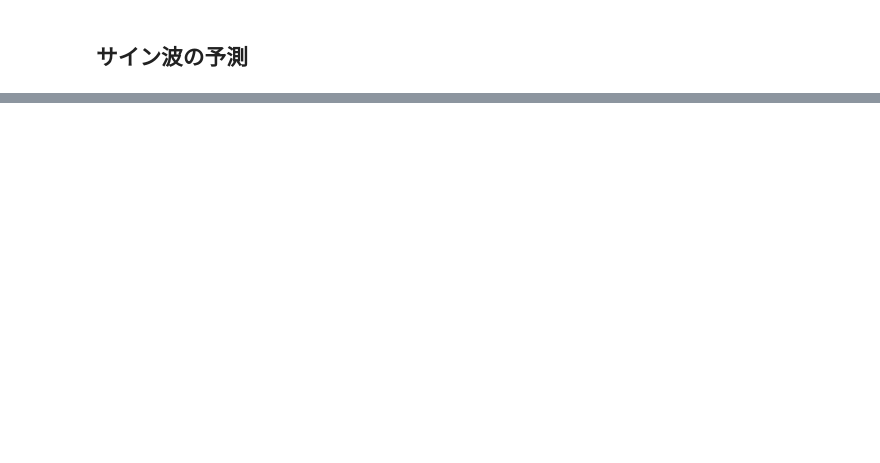
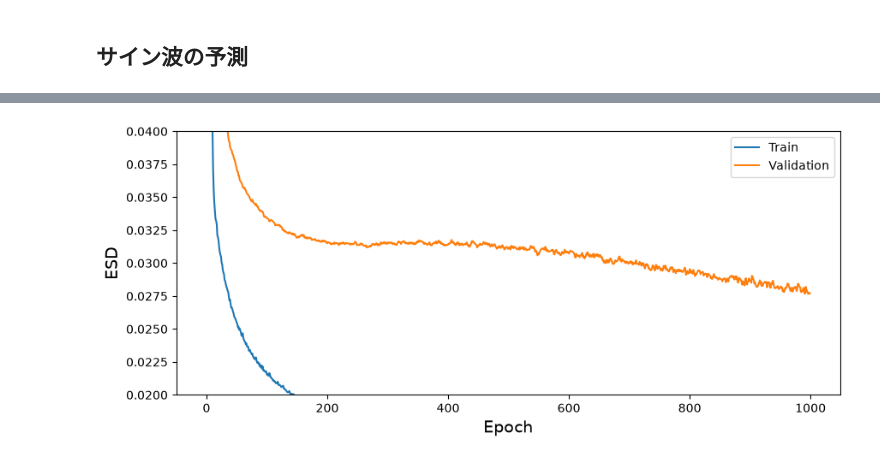
Before and after one commit to KOJIRO161/Documents-D, a Jupyter notebook: Friction/Friction/SPReAD/Gemini/Tutorial/Tutorial_SineCurve.ipynb, the cells around one changed output, grey strips where cells are left out. Saved outputs shown, nothing was run; the diff lists cells and outputs as text; code cells hidden in the pictures; blank space fills up the shorter version.

```diff
--- a/Friction/Friction/SPReAD/Gemini/Tutorial/Tutorial_SineCurve.ipynb
+++ b/Friction/Friction/SPReAD/Gemini/Tutorial/Tutorial_SineCurve.ipynb
@@ -172,12 +112,13 @@ criterion = nn.MSELoss() # 平均二乗誤差
 optimizer = optim.SGD(model.parameters(), lr=0.01) # 確率的勾配降下法
 # %%
 record_loss_train = []
-len_epoch = 201
+record_loss_val = []
+len_epoch = 1000
 
-for i in range(len_epoch):
+for i in tqdm(range(len_epoch)):
     model.train() # 訓練モード
     loss_train = 0
-    for j, (x, t) in enumerate(train_loader):
+    for j, (x, t) in enumerate(loader["train"]):
         loss = criterion(model(x), t.to(device))
         loss_train += loss.item()
         optimizer.zero_grad()
@@ -186,6 +127,11 @@ for i in range(len_epoch):
     loss_train /= j+1
     record_loss_train.append(loss_train)
 
-    if i%20 == 0:
-        print("Epoch: {}, Loss_Train: {}".format(i, loss_train))
-        predict = list(dataset.values)
+    model.eval()
+    loss_val = 0
+    with torch.no_grad():
+        for j, (x, t) in enumerate(loader["val"]):
+            loss = criterion(model(x), t.to(device))
+            loss_val += loss.item()
+        loss_val /= j+1
+        record_loss_val.append(loss_val)
@@ -192 +147,23 @@ for i in range(len_epoch):
+# %%
+fig, ax = plt.subplots()
+fig.set_size_inches(10,4)
+
+ax.plot(
+    range(len_epoch),
+    record_loss_train,
+    label = "Train"
+)
+ax.plot(
+    range(len_epoch),
+    record_loss_val,
+    label = "Validation"
+)
+ax.set_ylim(0,0.1)
+ax.set_ylim(0.02,0.04)
+ax.legend()
+ax.set_xlabel("Epoch", fontsize = 14)
+ax.set_ylabel("ESD", fontsize = 14)
+plt.show()
+# %% [output]
+[figure, added]
 # %%
```
Also changed, not shown: parts of 19 cells of this notebook, 5 other files.
